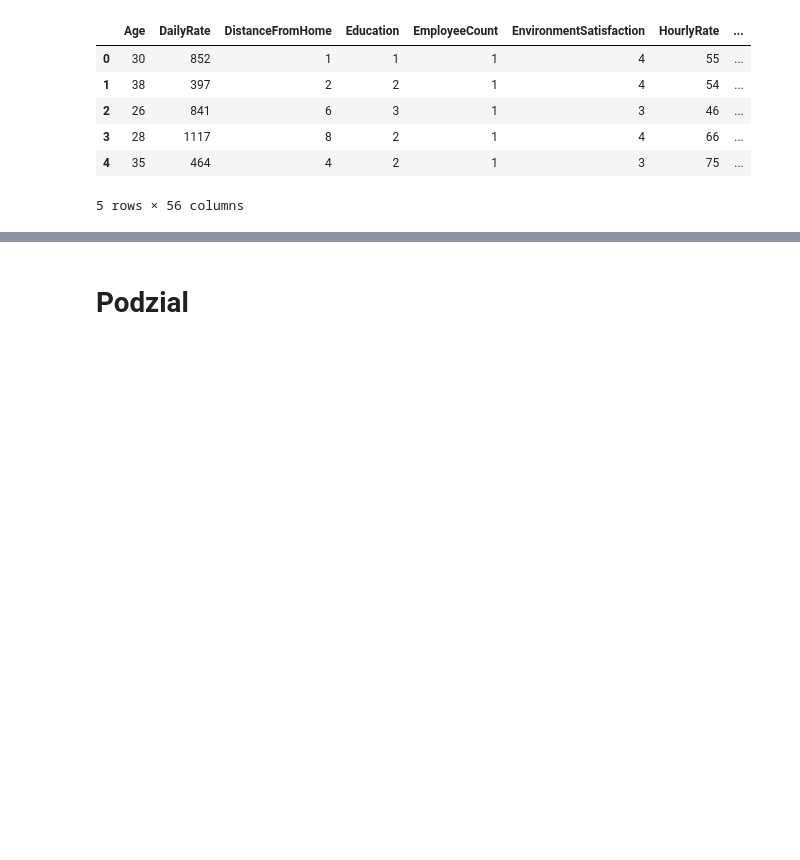
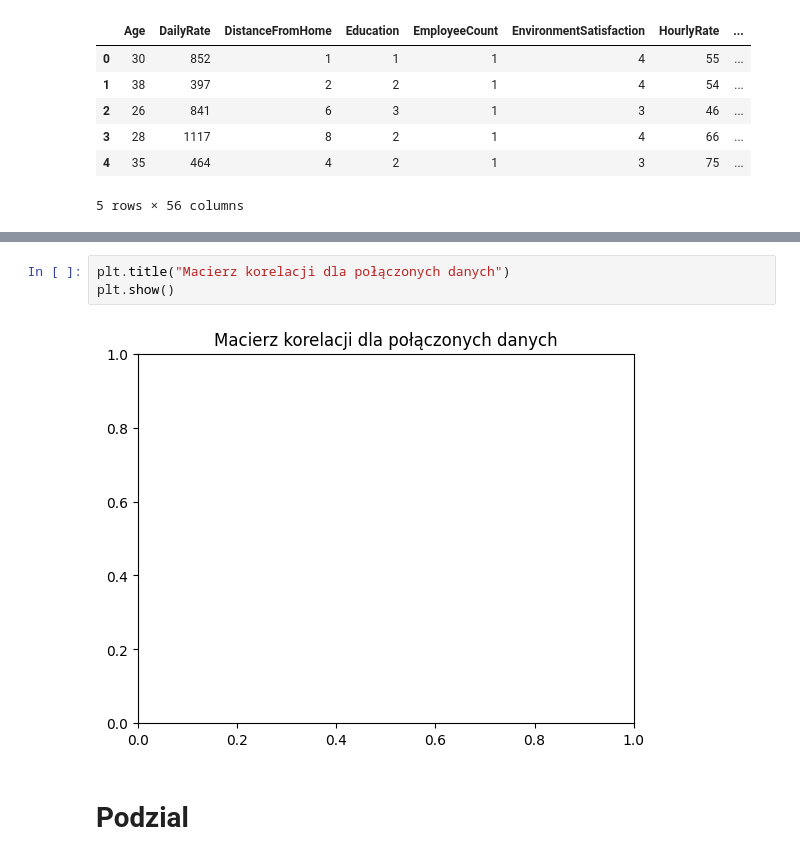
Before and after one commit to idziksmart/klasyfikacja, a Jupyter notebook: Projekt.ipynb, the cells around one changed output, grey strips where cells are left out. Saved outputs shown, nothing was run; the diff lists cells and outputs as text; blank space fills up the shorter version.

```diff
--- a/Projekt.ipynb
+++ b/Projekt.ipynb
@@ -225,3 +235,8 @@ df.head()
+# %%
+plt.title("Macierz korelacji dla połączonych danych")
+plt.show()
+# %% [output]
+[figure, added]
 # %% [markdown]
 # Podzial
 # %%
```
Also changed, not shown: parts of 5 cells of this notebook.
